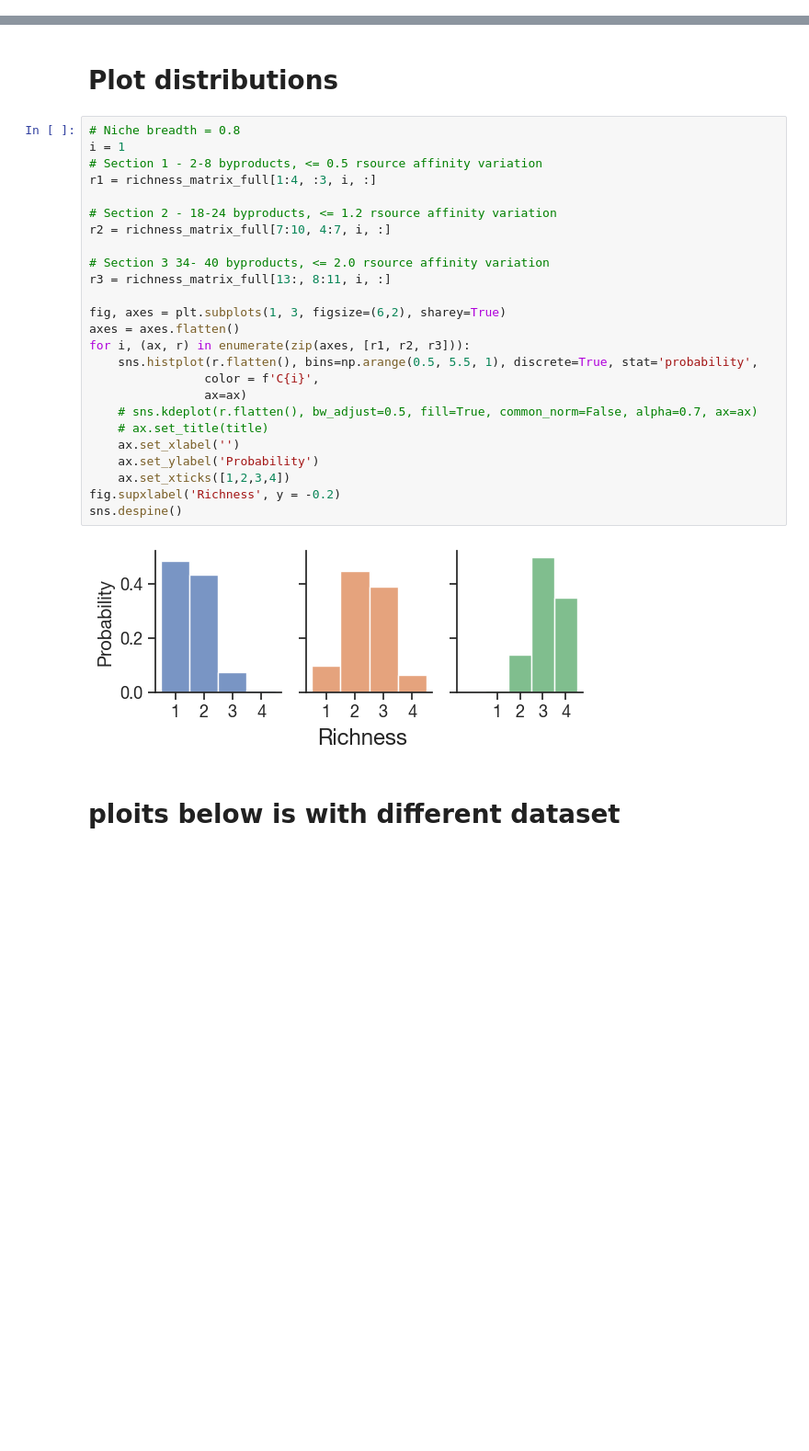
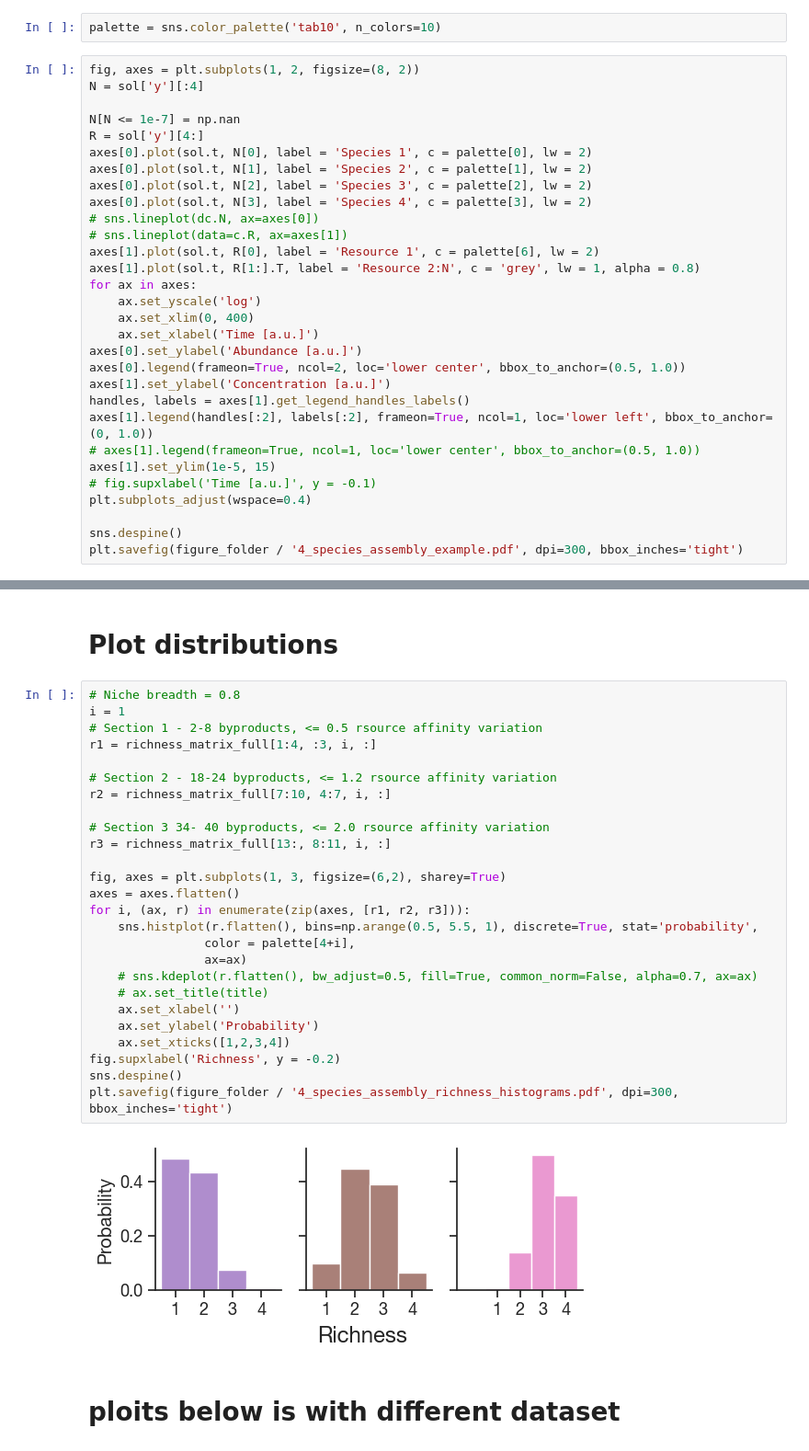
Before and after one commit to sulheim/coexistence, a Jupyter notebook: notebooks/6_CRM/6B_plot_4_species_assembly.ipynb, the cells around one changed output, grey strips where cells are left out. Shown at 92% size. Drawn from its saved outputs; the diff is of its cells as text; blank space fills up the shorter version.

```diff
--- a/notebooks/6_CRM/6B_plot_4_species_assembly.ipynb
+++ b/notebooks/6_CRM/6B_plot_4_species_assembly.ipynb
@@ -121,0 +219,32 @@ plt.show()
+# %%
+palette = sns.color_palette('tab10', n_colors=10)
+# %%
+fig, axes = plt.subplots(1, 2, figsize=(8, 2))
+N = sol['y'][:4]
+
+N[N <= 1e-7] = np.nan
+R = sol['y'][4:]
+axes[0].plot(sol.t, N[0], label = 'Species 1', c = palette[0], lw = 2)
+axes[0].plot(sol.t, N[1], label = 'Species 2', c = palette[1], lw = 2)
+axes[0].plot(sol.t, N[2], label = 'Species 3', c = palette[2], lw = 2)
+axes[0].plot(sol.t, N[3], label = 'Species 4', c = palette[3], lw = 2)
+# sns.lineplot(dc.N, ax=axes[0])
+# sns.lineplot(data=c.R, ax=axes[1])
+axes[1].plot(sol.t, R[0], label = 'Resource 1', c = palette[6], lw = 2)
+axes[1].plot(sol.t, R[1:].T, label = 'Resource 2:N', c = 'grey', lw = 1, alpha = 0.8)
+for ax in axes:
+    ax.set_yscale('log')
+    ax.set_xlim(0, 400)
+    ax.set_xlabel('Time [a.u.]')
+axes[0].set_ylabel('Abundance [a.u.]')
+axes[0].legend(frameon=True, ncol=2, loc='lower center', bbox_to_anchor=(0.5, 1.0))
+axes[1].set_ylabel('Concentration [a.u.]')
+handles, labels = axes[1].get_legend_handles_labels()
+axes[1].legend(handles[:2], labels[:2], frameon=True, ncol=1, loc='lower left', bbox_to_anchor=(0, 1.0))
+# axes[1].legend(frameon=True, ncol=1, loc='lower center', bbox_to_anchor=(0.5, 1.0))
+axes[1].set_ylim(1e-5, 15)
+# fig.supxlabel('Time [a.u.]', y = -0.1)
+plt.subplots_adjust(wspace=0.4)
+
+sns.despine()
+plt.savefig(figure_folder / '4_species_assembly_example.pdf', dpi=300, bbox_inches='tight')
@@ -124,30 +255,31 @@ plt.show()
 # %%
 # Niche breadth = 0.8
 i = 1
 # Section 1 - 2-8 byproducts, <= 0.5 rsource affinity variation
 r1 = richness_matrix_full[1:4, :3, i, :]
 
 # Section 2 - 18-24 byproducts, <= 1.2 rsource affinity variation
 r2 = richness_matrix_full[7:10, 4:7, i, :]
 
 # Section 3 34- 40 byproducts, <= 2.0 rsource affinity variation
 r3 = richness_matrix_full[13:, 8:11, i, :]
 
 fig, axes = plt.subplots(1, 3, figsize=(6,2), sharey=True)
 axes = axes.flatten()
 for i, (ax, r) in enumerate(zip(axes, [r1, r2, r3])):
     sns.histplot(r.flatten(), bins=np.arange(0.5, 5.5, 1), discrete=True, stat='probability',
-                color = f'C{i}',
+                color = palette[4+i],
                 ax=ax)
     # sns.kdeplot(r.flatten(), bw_adjust=0.5, fill=True, common_norm=False, alpha=0.7, ax=ax)
     # ax.set_title(title)
     ax.set_xlabel('')
     ax.set_ylabel('Probability')
     ax.set_xticks([1,2,3,4])
 fig.supxlabel('Richness', y = -0.2)
 sns.despine()
+plt.savefig(figure_folder / '4_species_assembly_richness_histograms.pdf', dpi=300, bbox_inches='tight')
 # %% [output]
-[figure, old version]
+[figure, new version]
 # %% [markdown]
 # ploits below is with different dataset
 # %%
```
Also changed, not shown: parts of 8 cells of this notebook, 6 other files.
